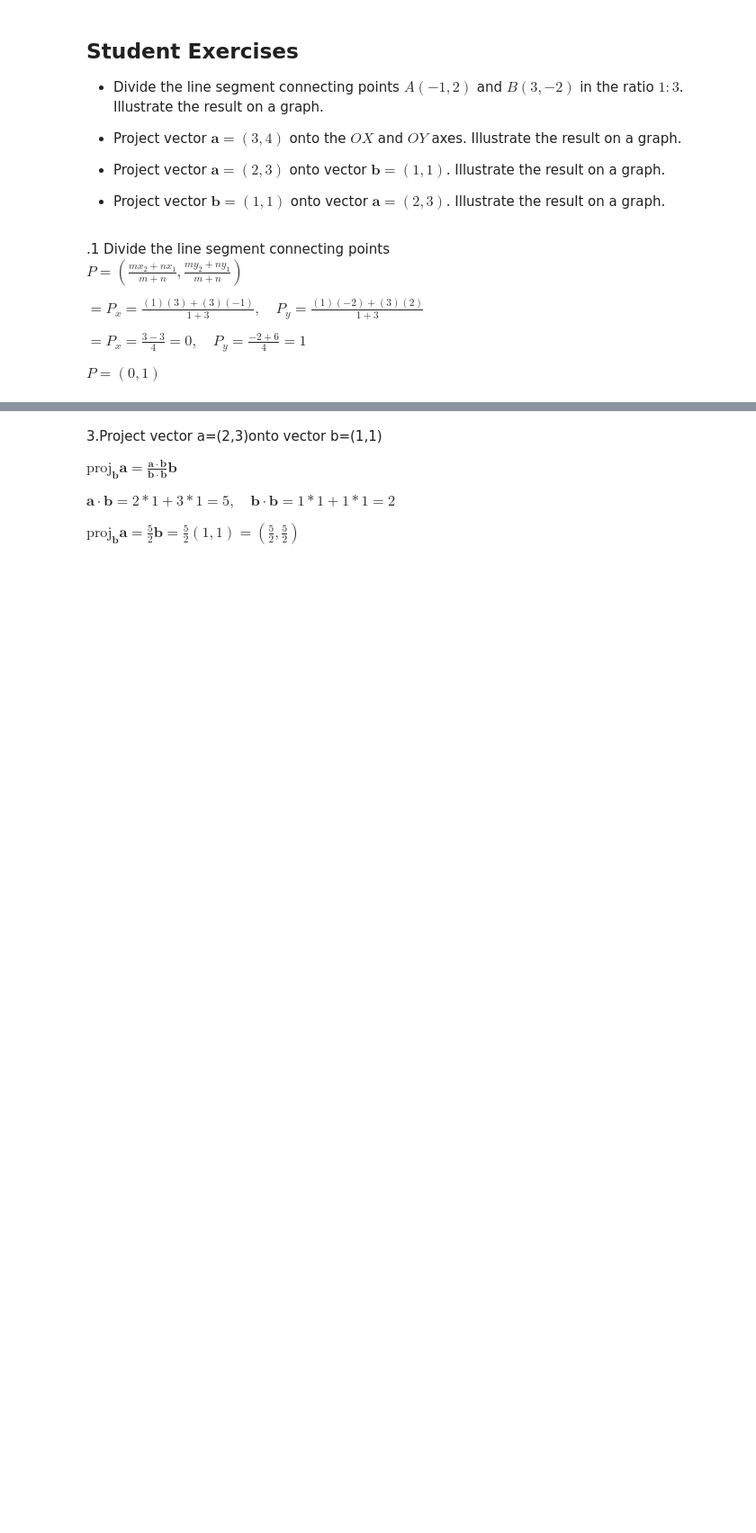
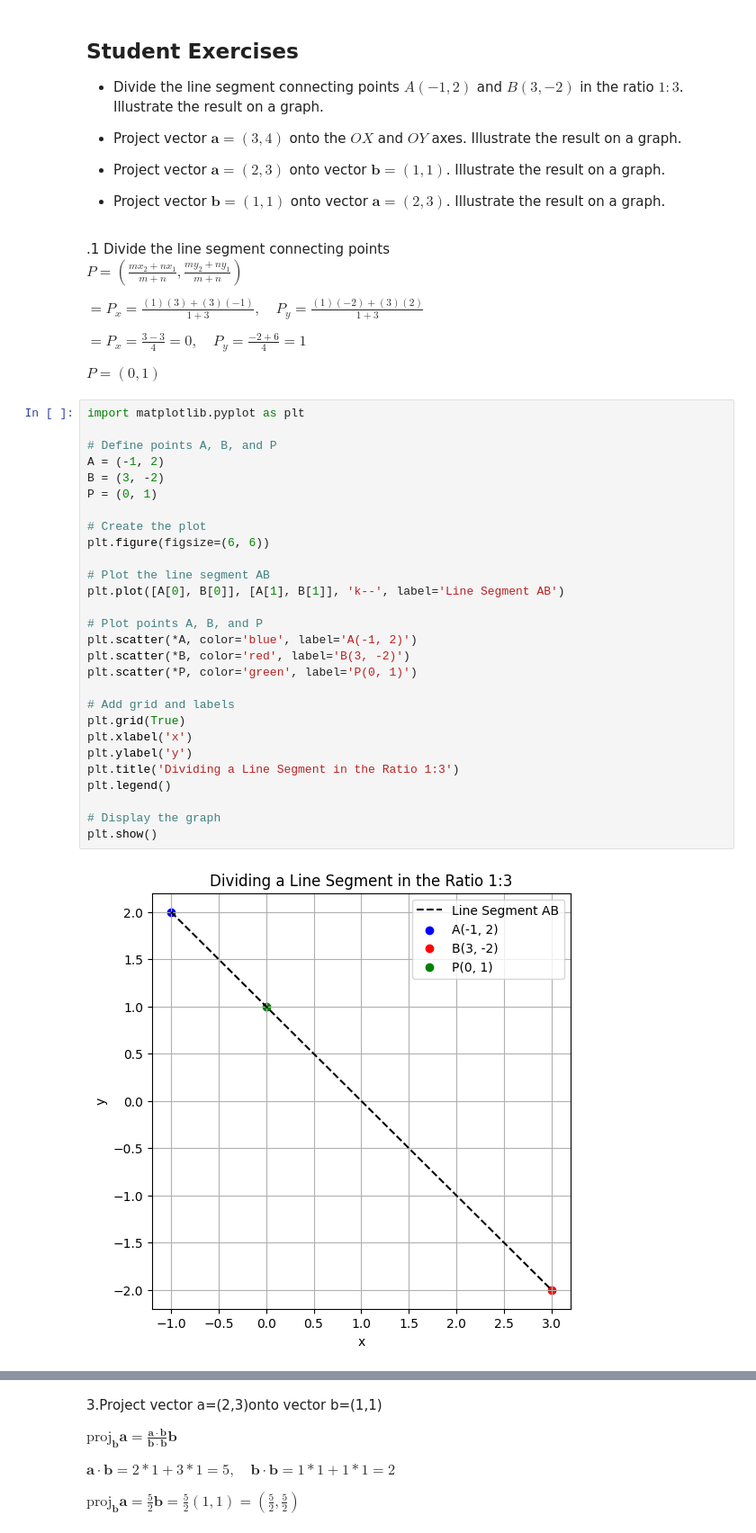
Before and after one commit to Pauline-dev-create/Math-2024-25-Winter, a Jupyter notebook: Notebooks_EN/01_Linear_Algebra/03_Vectors/LA_Vectors_projections.ipynb, the cells around one changed output, grey strips where cells are left out. Shown at 90% size. Drawn from its saved outputs; the diff is of its cells as text; blank space fills up the shorter version.

```diff
--- a/Notebooks_EN/01_Linear_Algebra/03_Vectors/LA_Vectors_projections.ipynb
+++ b/Notebooks_EN/01_Linear_Algebra/03_Vectors/LA_Vectors_projections.ipynb
@@ -118,3 +118,33 @@ $=P_x=\frac{(1)(3)+(3)(-1)}{1+3},\quad P_y=\frac{(1)(-2)+(3)(2)}{1+3}$
 $=P_x=\frac{3-3}{4}=0,\quad P_y=\frac{-2+6}{4}=1$
 
 $P=(0,1)$
+# %%
+import matplotlib.pyplot as plt
+
+# Define points A, B, and P
+A = (-1, 2)
+B = (3, -2)
+P = (0, 1)
+
+# Create the plot
+plt.figure(figsize=(6, 6))
+
+# Plot the line segment AB
+plt.plot([A[0], B[0]], [A[1], B[1]], 'k--', label='Line Segment AB')
+
+# Plot points A, B, and P
+plt.scatter(*A, color='blue', label='A(-1, 2)')
+plt.scatter(*B, color='red', label='B(3, -2)')
+plt.scatter(*P, color='green', label='P(0, 1)')
+
+# Add grid and labels
+plt.grid(True)
+plt.xlabel('x')
+plt.ylabel('y')
+plt.title('Dividing a Line Segment in the Ratio 1:3')
+plt.legend()
+
+# Display the graph
+plt.show()
+# %% [output]
+[figure, added]
```
Also changed, not shown: parts of 3 cells of this notebook.
